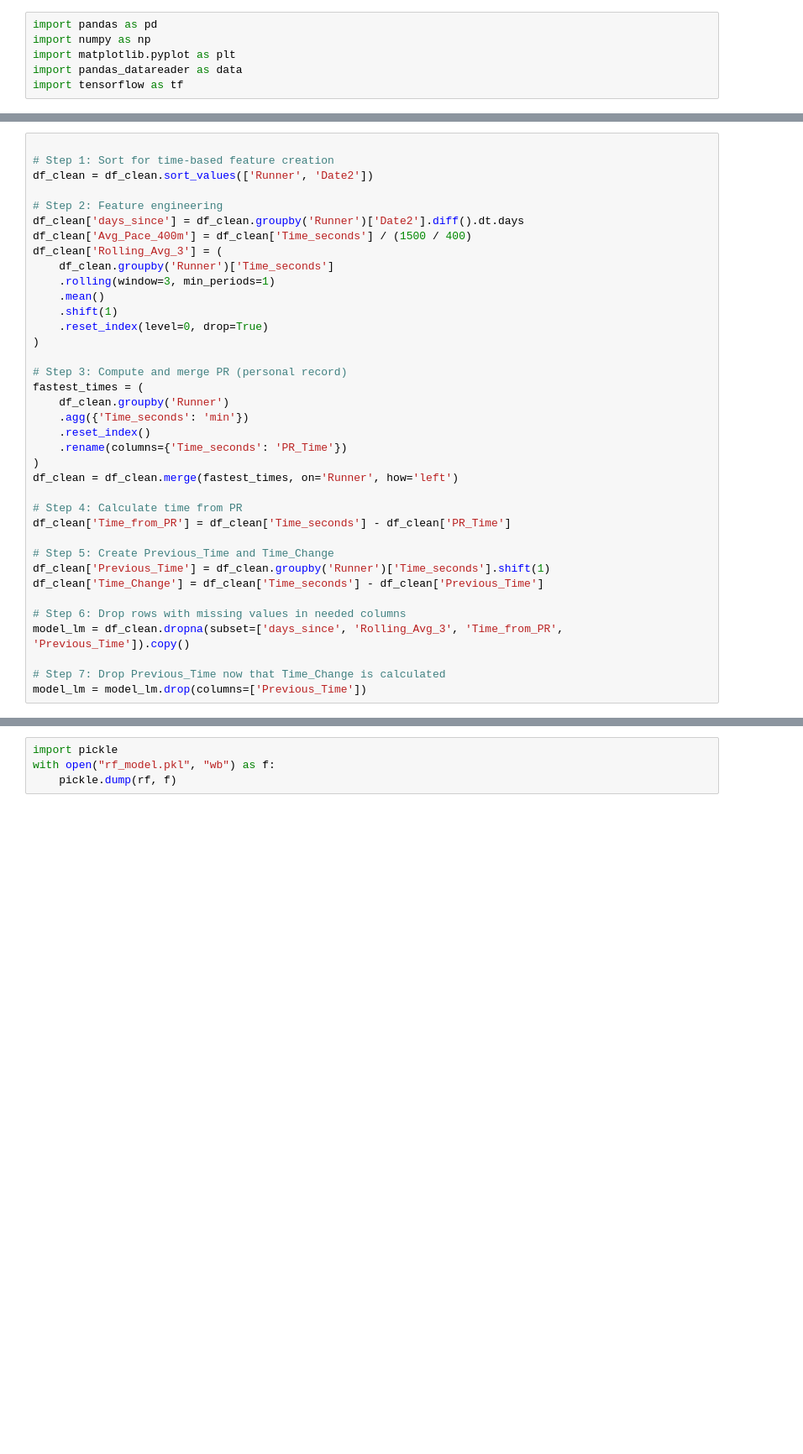
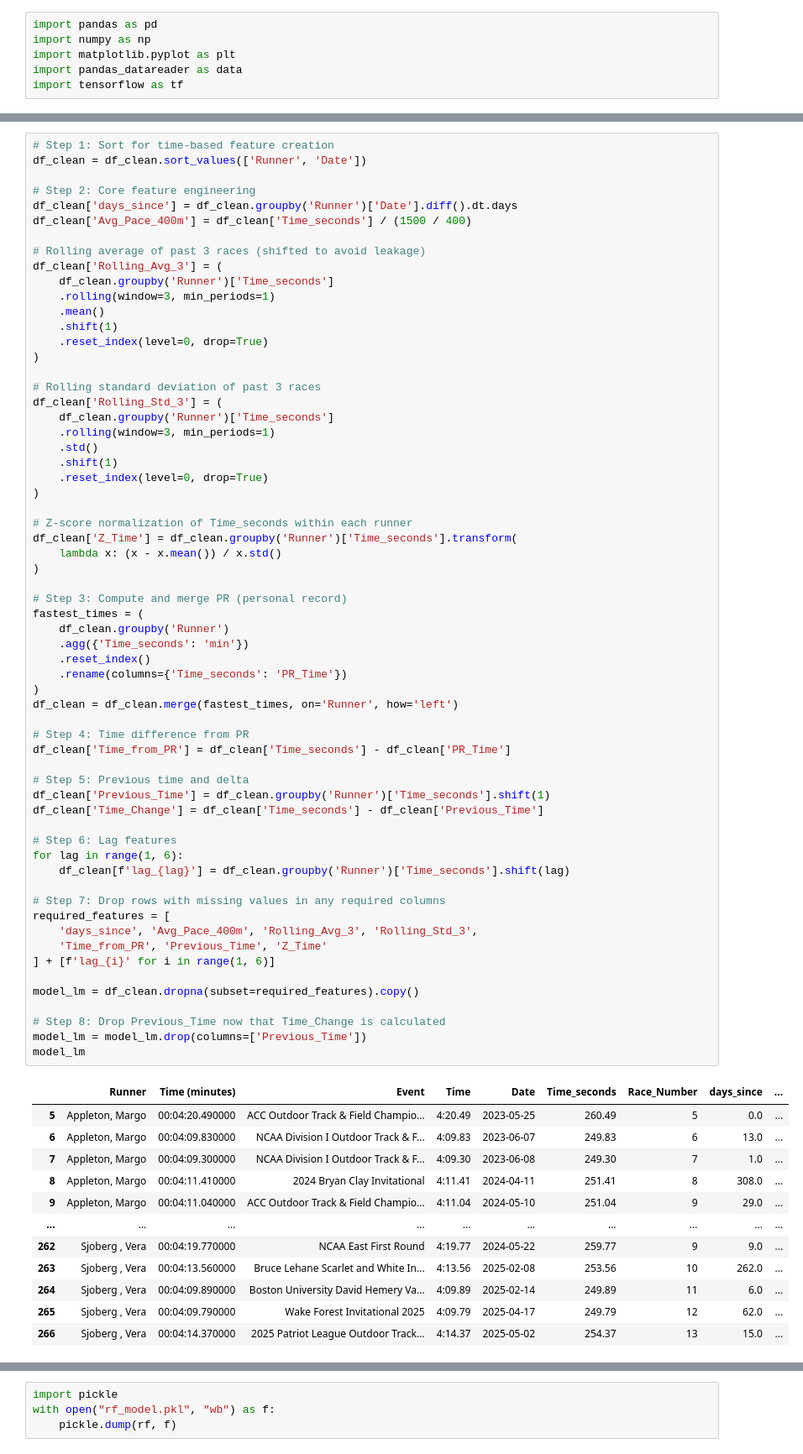
Before and after one commit to somkat16/DS-projects, a Jupyter notebook: Runner_Prediction_Times.ipynb, the cells around one changed output, grey strips where cells are left out. Shown at 84% size. Drawn from its saved outputs; the diff is of its cells as text; blank space fills up the shorter version.

```diff
--- a/Runner_Prediction_Times.ipynb
+++ b/Runner_Prediction_Times.ipynb
@@ -118,38 +118,76 @@ Index(['Runner', 'Time (minutes)', 'Event', 'Date', 'Time ', 'Date2',
       dtype='object')
 # %%
+# Step 1: Sort for time-based feature creation
+df_clean = df_clean.sort_values(['Runner', 'Date'])
 
-# Step 1: Sort for time-based feature creation
-df_clean = df_clean.sort_values(['Runner', 'Date2'])
+# Step 2: Core feature engineering
+df_clean['days_since'] = df_clean.groupby('Runner')['Date'].diff().dt.days
+df_clean['Avg_Pace_400m'] = df_clean['Time_seconds'] / (1500 / 400)
 
-# Step 2: Feature engineering
-df_clean['days_since'] = df_clean.groupby('Runner')['Date2'].diff().dt.days
-df_clean['Avg_Pace_400m'] = df_clean['Time_seconds'] / (1500 / 400)
+# Rolling average of past 3 races (shifted to avoid leakage)
 df_clean['Rolling_Avg_3'] = (
     df_clean.groupby('Runner')['Time_seconds']
     .rolling(window=3, min_periods=1)
     .mean()
     .shift(1)
     .reset_index(level=0, drop=True)
+)
+
+# Rolling standard deviation of past 3 races
+df_clean['Rolling_Std_3'] = (
+    df_clean.groupby('Runner')['Time_seconds']
+    .rolling(window=3, min_periods=1)
+    .std()
+    .shift(1)
+    .reset_index(level=0, drop=True)
+)
+
+# Z-score normalization of Time_seconds within each runner
+df_clean['Z_Time'] = df_clean.groupby('Runner')['Time_seconds'].transform(
+    lambda x: (x - x.mean()) / x.std()
 )
 
 # Step 3: Compute and merge PR (personal record)
 fastest_times = (
     df_clean.groupby('Runner')
     .agg({'Time_seconds': 'min'})
     .reset_index()
     .rename(columns={'Time_seconds': 'PR_Time'})
 )
 df_clean = df_clean.merge(fastest_times, on='Runner', how='left')
 
-# Step 4: Calculate time from PR
+# Step 4: Time difference from PR
 df_clean['Time_from_PR'] = df_clean['Time_seconds'] - df_clean['PR_Time']
 
-# Step 5: Create Previous_Time and Time_Change
+# Step 5: Previous time and delta
 df_clean['Previous_Time'] = df_clean.groupby('Runner')['Time_seconds'].shift(1)
 df_clean['Time_Change'] = df_clean['Time_seconds'] - df_clean['Previous_Time']
 
-# Step 6: Drop rows with missing values in needed columns
-model_lm = df_clean.dropna(subset=['days_since', 'Rolling_Avg_3', 'Time_from_PR', 'Previous_Time']).copy()
+# Step 6: Lag features
+for lag in range(1, 6):
+    df_clean[f'lag_{lag}'] = df_clean.groupby('Runner')['Time_seconds'].shift(lag)
 
-# Step 7: Drop Previous_Time now that Time_Change is calculated
+# Step 7: Drop rows with missing values in any required columns
+required_features = [
+    'days_since', 'Avg_Pace_400m', 'Rolling_Avg_3', 'Rolling_Std_3',
+    'Time_from_PR', 'Previous_Time', 'Z_Time'
+] + [f'lag_{i}' for i in range(1, 6)]
+
+model_lm = df_clean.dropna(subset=required_features).copy()
+
+# Step 8: Drop Previous_Time now that Time_Change is calculated
 model_lm = model_lm.drop(columns=['Previous_Time'])
+model_lm
+# %% [output]
+|  | Runner | Time (minutes) | Event | Time | Date | Time_seconds | Race_Number | days_since | ... |
+| 5 | Appleton, Margo | 00:04:20.490000 | ACC Outdoor Track & Field Champio... | 4:20.49 | 2023-05-25 | 260.49 | 5 | 0.0 | ... |
+| 6 | Appleton, Margo | 00:04:09.830000 | NCAA Division I Outdoor Track & F... | 4:09.83 | 2023-06-07 | 249.83 | 6 | 13.0 | ... |
+| 7 | Appleton, Margo | 00:04:09.300000 | NCAA Division I Outdoor Track & F... | 4:09.30 | 2023-06-08 | 249.30 | 7 | 1.0 | ... |
+| 8 | Appleton, Margo | 00:04:11.410000 | 2024 Bryan Clay Invitational | 4:11.41 | 2024-04-11 | 251.41 | 8 | 308.0 | ... |
+| 9 | Appleton, Margo | 00:04:11.040000 | ACC Outdoor Track & Field Champio... | 4:11.04 | 2024-05-10 | 251.04 | 9 | 29.0 | ... |
+| ... | ... | ... | ... | ... | ... | ... | ... | ... | ... |
+| 262 | Sjoberg , Vera | 00:04:19.770000 | NCAA East First Round | 4:19.77 | 2024-05-22 | 259.77 | 9 | 9.0 | ... |
+| 263 | Sjoberg , Vera | 00:04:13.560000 | Bruce Lehane Scarlet and White In... | 4:13.56 | 2025-02-08 | 253.56 | 10 | 262.0 | ... |
+| 264 | Sjoberg , Vera | 00:04:09.890000 | Boston University David Hemery Va... | 4:09.89 | 2025-02-14 | 249.89 | 11 | 6.0 | ... |
+| 265 | Sjoberg , Vera | 00:04:09.790000 | Wake Forest Invitational 2025 | 4:09.79 | 2025-04-17 | 249.79 | 12 | 62.0 | ... |
+| 266 | Sjoberg , Vera | 00:04:14.370000 | 2025 Patriot League Outdoor Track... | 4:14.37 | 2025-05-02 | 254.37 | 13 | 15.0 | ... |
```
Also changed, not shown: parts of 13 cells of this notebook.
